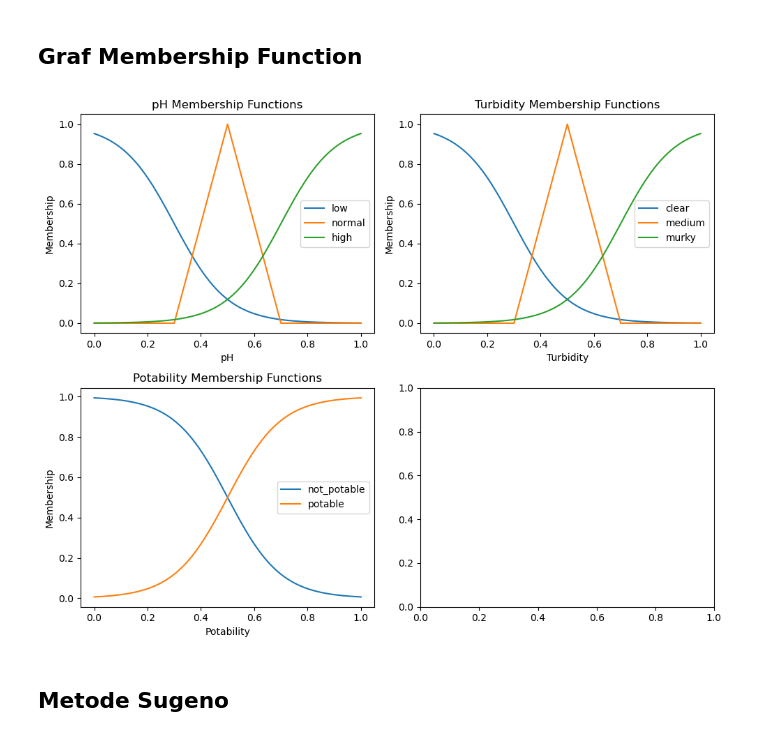
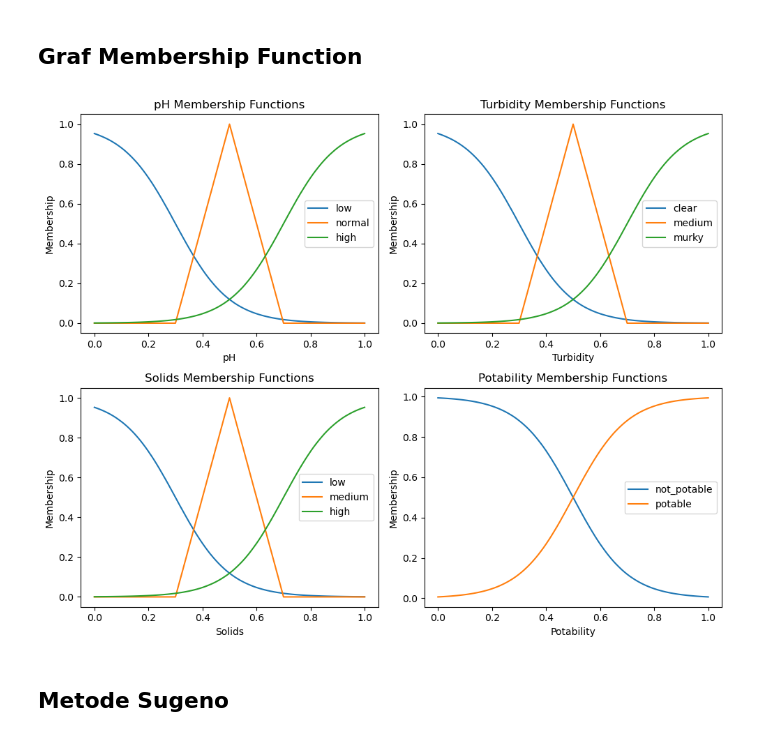
Before and after one commit to AriqNaufalF/tubes-dka, a Jupyter notebook: tubes_DKA.ipynb, the cells around one changed output. Saved outputs shown, nothing was run; the diff lists cells and outputs as text; code cells hidden in the pictures.

Commit message:
add solids feature

```diff
--- a/tubes_DKA.ipynb
+++ b/tubes_DKA.ipynb
@@ -45,6 +51,7 @@ df_filtered.head()
 # %%
 ph_area = np.arange(0, 1.01, 0.01) # pH Air
 turbidity_area = np.arange(0, 1.01, 0.01) # Tingkat kekeruhan
+solids_area = np.arange(0, 1.01, 0.01) # Total padatan terlarut
 potability_area = np.arange(0, 1.01, 0.01) # Potabilitas air
 # %% [markdown]
 ## Metode Mamdani
@@ -52,6 +59,7 @@ potability_area = np.arange(0, 1.01, 0.01) # Potabilitas air
 # Fuzzy input
 ph = ctrl.Antecedent(ph_area, 'pH')
 turbidity = ctrl.Antecedent(turbidity_area, 'turbidity')
+solids = ctrl.Antecedent(solids_area, 'solids')
 
 # Fuzzy output
 potability = ctrl.Consequent(potability_area, 'potability')
@@ -66,23 +74,29 @@ turbidity['clear'] = fuzz.sigmf(turbidity.universe, 0.3, -10)
 turbidity['medium'] = fuzz.trimf(turbidity.universe, [0.3, 0.5, 0.7])
 turbidity['murky'] = fuzz.sigmf(turbidity.universe, 0.7, 10)
 
+# Membership functions untuk Total padatan terlarut
+solids['low'] = fuzz.sigmf(solids.universe, 0.3, -10)
+solids['medium'] = fuzz.trimf(solids.universe, [0.3, 0.5, 0.7])
+solids['high'] = fuzz.sigmf(solids.universe, 0.7, 10)
+
 # Membership functions untuk Potabilitas air
 potability['not_potable'] = fuzz.sigmf(potability.universe, 0.5, -10)
 potability['potable'] = fuzz.sigmf(potability.universe, 0.5, 10)
 
 # Rules
-rule1 = ctrl.Rule(ph['low'] & turbidity['murky'], potability['not_potable'])
-rule2 = ctrl.Rule(ph['normal'] & turbidity['clear'], potability['potable'])
-rule3 = ctrl.Rule(ph['high'] & turbidity['murky'], potability['not_potable'])
-rule4 = ctrl.Rule(ph['normal'] & turbidity['medium'], potability['potable'])
-rule5 = ctrl.Rule(ph['low'] | turbidity['murky'], potability['not_potable'])
+rule1 = ctrl.Rule(ph['low'] & turbidity['murky'] & solids['high'], potability['not_potable'])
+rule2 = ctrl.Rule(ph['normal'] & turbidity['clear'] & solids['low'], potability['potable'])
+rule3 = ctrl.Rule(ph['high'] & turbidity['murky'] & solids['high'], potability['not_potable'])
+rule4 = ctrl.Rule(ph['normal'] & turbidity['medium'] & solids['medium'], potability['potable'])
+rule5 = ctrl.Rule(ph['low'] | turbidity['murky'] | solids['high'], potability['not_potable'])
 
 potability_ctrl = ctrl.ControlSystem([rule1, rule2, rule3, rule4, rule5])
 potability_sim = ctrl.ControlSystemSimulation(potability_ctrl)
 
-def mamdani_inference(ph, turbidity):
+def mamdani_inference(ph, turbidity, solids):
     potability_sim.input['pH'] = ph
     potability_sim.input['turbidity'] = turbidity
+    potability_sim.input['solids'] = solids
 
     potability_sim.compute()
     return potability_sim.output['potability']
@@ -91,35 +105,43 @@ def mamdani_inference(ph, turbidity):
 # %%
 # Plotting the membership functions to grid
 fig, ax = plt.subplots(2, 2, figsize=(10, 8))
 
 # pH
 for term in ph.terms:
 	ax[0, 0].plot(ph.universe, ph[term].mf, label=term)
 ax[0, 0].set_title('pH Membership Functions')
 ax[0, 0].set_xlabel('pH')
 ax[0, 0].set_ylabel('Membership')
 ax[0, 0].legend()
 
 # Turbidity
 for term in turbidity.terms:
 	ax[0, 1].plot(turbidity.universe, turbidity[term].mf, label=term)
 ax[0, 1].set_title('Turbidity Membership Functions')
 ax[0, 1].set_xlabel('Turbidity')
 ax[0, 1].set_ylabel('Membership')
 ax[0, 1].legend()
 
-# Potability
-for term in potability.terms:
-	ax[1, 0].plot(potability.universe, potability[term].mf, label=term)
-ax[1, 0].set_title('Potability Membership Functions')
-ax[1, 0].set_xlabel('Potability')
+# Solids
+for term in solids.terms:
+	ax[1, 0].plot(solids.universe, solids[term].mf, label=term)
+ax[1, 0].set_title('Solids Membership Functions')
+ax[1, 0].set_xlabel('Solids')
 ax[1, 0].set_ylabel('Membership')
 ax[1, 0].legend()
 
+# Potability
+for term in potability.terms:
+	ax[1, 1].plot(potability.universe, potability[term].mf, label=term)
+ax[1, 1].set_title('Potability Membership Functions')
+ax[1, 1].set_xlabel('Potability')
+ax[1, 1].set_ylabel('Membership')
+ax[1, 1].legend()
+
 plt.tight_layout()
 plt.show()
 # %% [output]
-[figure, old version]
+[figure, new version]
 # %% [markdown]
 ## Metode Sugeno
 # %%
```
Also changed, not shown: parts of 3 cells of this notebook.
